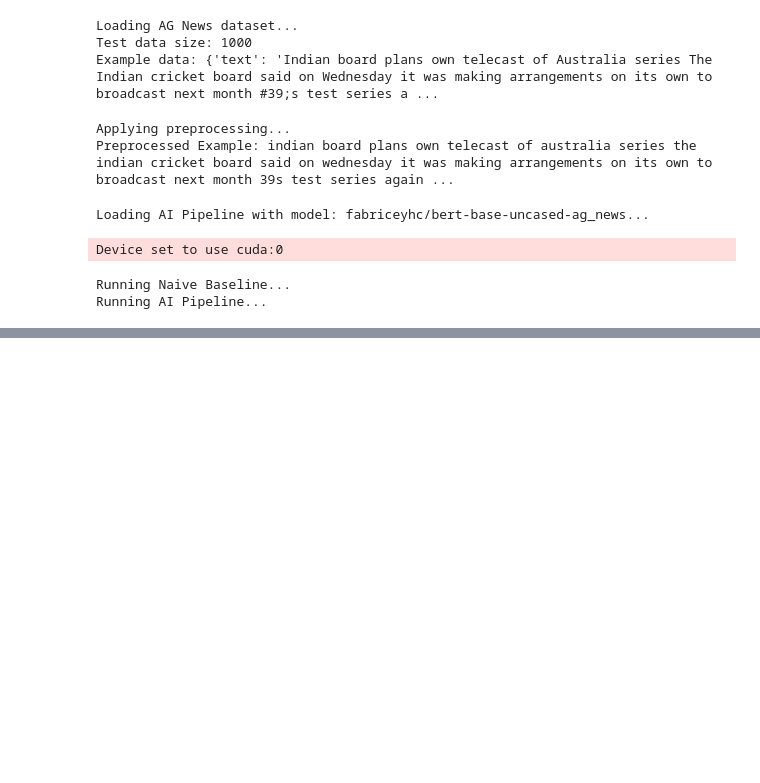
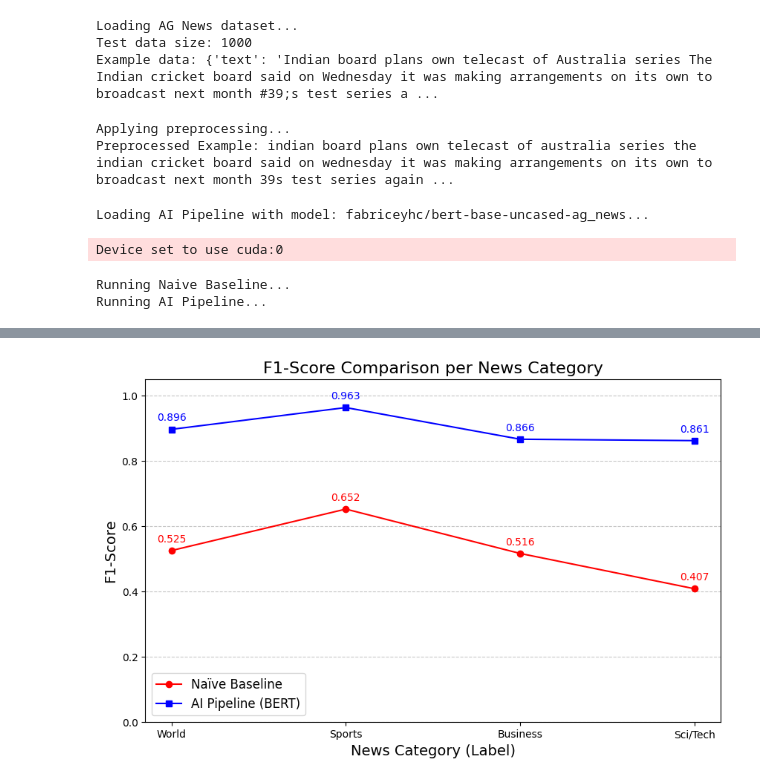
Before and after one commit to Ksj11213/Mini-AI-Pipeline-Project, a Jupyter notebook: main.ipynb, the cells around one changed output, grey strips where cells are left out. Cells and saved outputs as stored; diff of their text form; code cells hidden in the pictures; blank space fills up the shorter version.

```diff
--- a/main.ipynb
+++ b/main.ipynb
@@ -172,0 +142,74 @@ weighted avg       0.90      0.90      0.90      1000
+# %%
+# 6. Evaluation
+
+ground_truth = test_dataset['label']
+
+# --- 1. 베이스라인 평가 및 F1 스코어 동적 추출 ---
+baseline_acc = accuracy_score(ground_truth, baseline_preds)
+print(f"\n=== Baseline Accuracy: {baseline_acc:.3f} ===")
+
+baseline_report_dict = classification_report(
+    ground_truth, baseline_preds, target_names=labels, output_dict=True, digits=3
+)
+print(classification_report(ground_truth, baseline_preds, target_names=labels, digits=3))
+
+# F1 스코어 동적 추출
+baseline_f1 = {label: baseline_report_dict[label]['f1-score'] for label in labels}
+
+
+# --- 2. AI 파이프라인 평가 및 F1 스코어 동적 추출 ---
+ai_acc = accuracy_score(ground_truth, ai_preds)
+print(f"\n=== AI Pipeline Accuracy: {ai_acc:.3f} ===")
+
+ai_report_dict = classification_report(
+    ground_truth, ai_preds, target_names=labels, output_dict=True, digits=3
+)
+print(classification_report(ground_truth, ai_preds, target_names=labels, digits=3))
+
+# F1 스코어 동적 추출
+ai_f1 = {label: ai_report_dict[label]['f1-score'] for label in labels}
+
+
+# --- 3. 꺾은선 그래프 생성 ---
+plot_data = pd.DataFrame({
+    'Baseline (F1)': baseline_f1,
+    'AI Pipeline (F1)': ai_f1
+}).T
+
+plt.figure(figsize=(10, 6))
+
+plt.plot(plot_data.columns, plot_data.loc['Baseline (F1)'],
+          marker='o', linestyle='-', color='red', label='Naïve Baseline')
+plt.plot(plot_data.columns, plot_data.loc['AI Pipeline (F1)'],
+          marker='s', linestyle='-', color='blue', label='AI Pipeline (BERT)')
+
+# 그래프 제목 및 레이블 설정
+plt.title('F1-Score Comparison per News Category', fontsize=16)
+plt.xlabel('News Category (Label)', fontsize=14)
+plt.ylabel('F1-Score', fontsize=14)
+
+# Y축 범위 설정
+plt.ylim(0.0, 1.05)
+
+# 범례 표시
+plt.legend(fontsize=12)
+
+# 격자 표시
+plt.grid(axis='y', linestyle='--', alpha=0.7)
+
+# 데이터 포인트 값 표시 (F1 스코어 변수에서 동적으로 값을 가져옴)
+for i, label in enumerate(plot_data.columns):
+    # Baseline 값 표시
+    plt.text(i, plot_data.loc['Baseline (F1)', label] + 0.02,
+              f"{plot_data.loc['Baseline (F1)', label]:.3f}", # .3f로 소수점 3자리 표시
+              ha='center', va='bottom', color='red')
+
+    # AI Pipeline 값 표시
+    plt.text(i, plot_data.loc['AI Pipeline (F1)', label] + 0.02,
+              f"{plot_data.loc['AI Pipeline (F1)', label]:.3f}", # .3f로 소수점 3자리 표시
+              ha='center', va='bottom', color='blue')
+
+# 그래프 저장
+plt.savefig('f1_score_comparison_line_chart_dynamic_final.png')
+print("\nf1_score_comparison_line_chart_dynamic_final.png 파일이 저장되었습니다. (F1 스코어 동적 추출)")
+# %% [output]
@@ -172,0 +233 @@ weighted avg       0.90      0.90      0.90      1000
+[figure, added]
```
Also changed, not shown: parts of 5 cells of this notebook.
